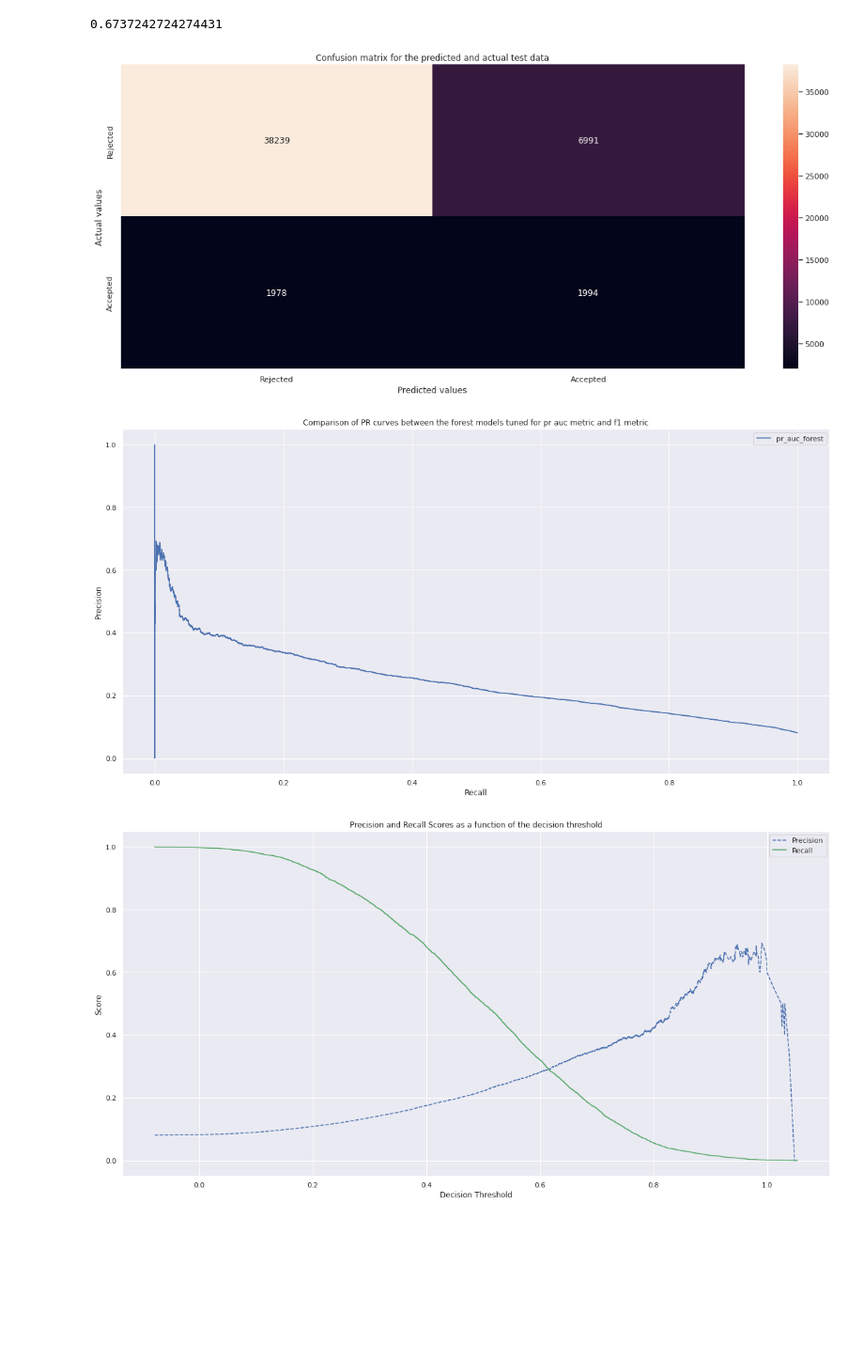
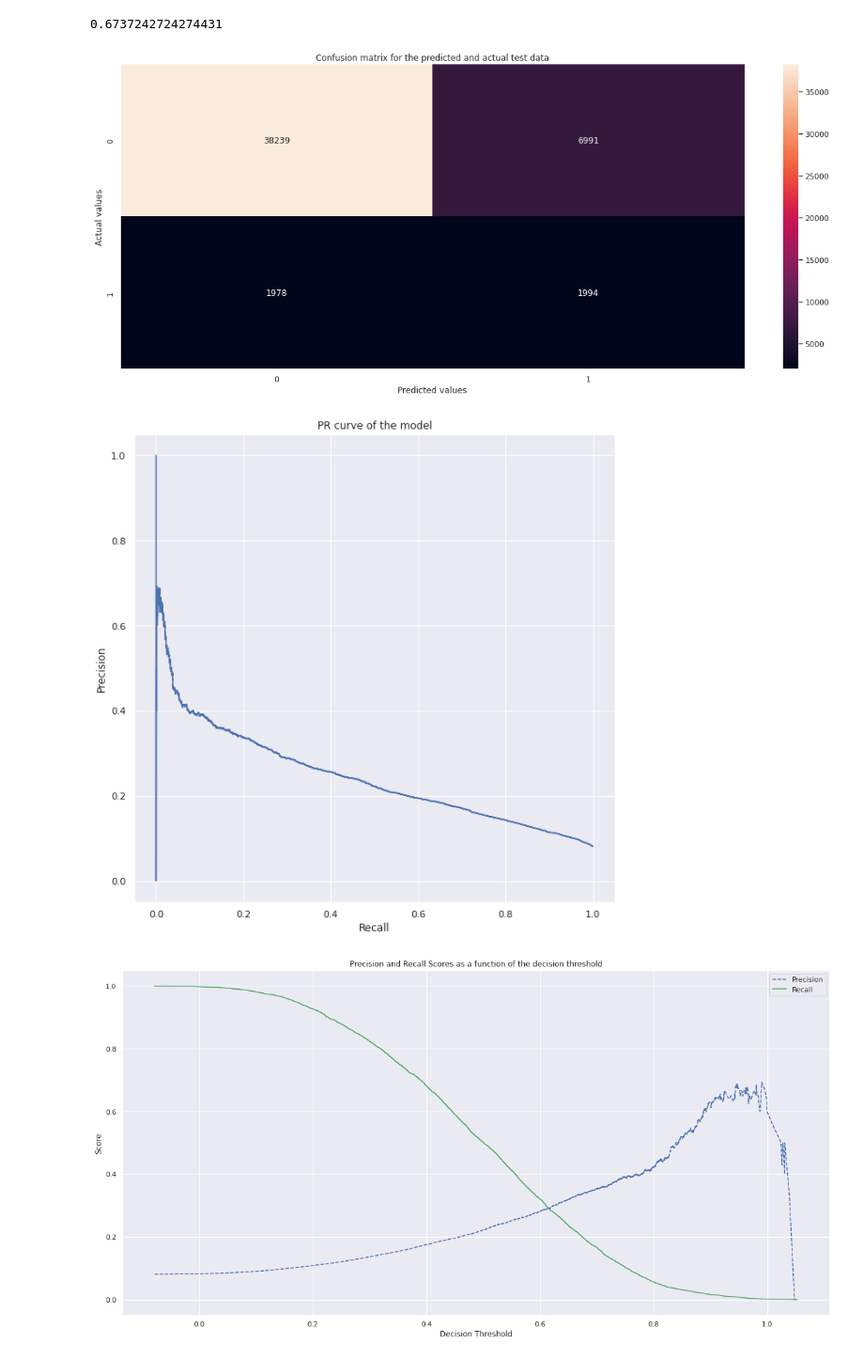
Before and after one commit to Ausmints/home_credit, a Jupyter notebook: Home_credit.ipynb, the cells around one changed output. Shown at 94% size. Cells and saved outputs as stored; diff of their text form; code cells hidden in the pictures; blank space fills up the shorter version.

```diff
--- a/Home_credit.ipynb
+++ b/Home_credit.ipynb
@@ -776,18 +813,3 @@ dtype: float64
 Several of the features describing the area of where the applicant lives have been aggregated using mean, mode and median. Unsuprisingly these three resulting features are extremely closely correlated - which means we will need to drop some of them to avoid multicollinearity during modeling. We also can't use them to help impute the missing data in the other two columns for the same feature - they have missing values in the same entries.
 
 For each case of these almost-duplicate features we will check which has the best correlation with the target and drop the other two.
-# %%
-mode_columns = df.columns[df.columns.str.contains("_MODE")].str.replace("_MODE", "")
-mode_columns = mode_columns[
-    mode_columns.isin(
-        df.columns[df.columns.str.contains("_MEDI")].str.replace("_MEDI", "")
-    )
-    & mode_columns.isin(
-        df.columns[df.columns.str.contains("_AVG")].str.replace("_AVG", "")
-    )
-]
-for column in mode_columns:
-    corr_series = df.loc[
-        :, [column + "_AVG", column + "_MODE", column + "_MEDI"]
-    ].corrwith(df["TARGET"])
-    print(corr_series[~(corr_series.index == corr_series.idxmax())].index)
@@ -2746,7 +2743,7 @@ params = {
     "booster": "gbtree",
 }
 
-model = xg.train(params, train_xg_DMatrix, feval="aucpr", num_boost_round=91)
+model = xg.train(params, train_xg_DMatrix, num_boost_round=91)
 result = np.round(model.predict(test_xg_DMatrix))
 # %%
 average_precision_score(test_target_val, result)
@@ -2758,7 +2755,7 @@ roc_auc_score(test_target_val, result)
 0.6737242724274431
 # %%
 matrix = confusion_matrix(test_target_val, result)
-label_list = ["Rejected", "Accepted"]
+label_list = ["0", "1"]
 
 draw_confusion_heatmap(
     matrix,
@@ -2770,23 +2767,22 @@ draw_confusion_heatmap(
     ],
 )
 # %% [output]
-[figure, old version]
+[figure, new version]
 # %%
 precision, recall, thresholds = precision_recall_curve(
     test_target_val, model.predict(test_xg_DMatrix)
 )
 
-plt.figure(figsize=(20, 10))
-plt.plot(recall, precision, linestyle="-", label="pr_auc_forest")
+plt.figure(figsize=(10, 10))
+plt.plot(recall, precision, linestyle="-")
 plt.title(
-    "Comparison of PR curves between the forest models tuned for pr auc metric and f1 metric"
+    "PR curve of the model"
 )
 plt.xlabel("Recall")
 plt.ylabel("Precision")
-plt.legend()
 plt.show()
 # %% [output]
-[figure, old version]
+[figure, new version]
 # %%
 plt.figure(figsize=(20, 10))
 plt.title("Precision and Recall Scores as a function of the decision threshold")
```
Also changed, not shown: parts of 38 cells of this notebook.
